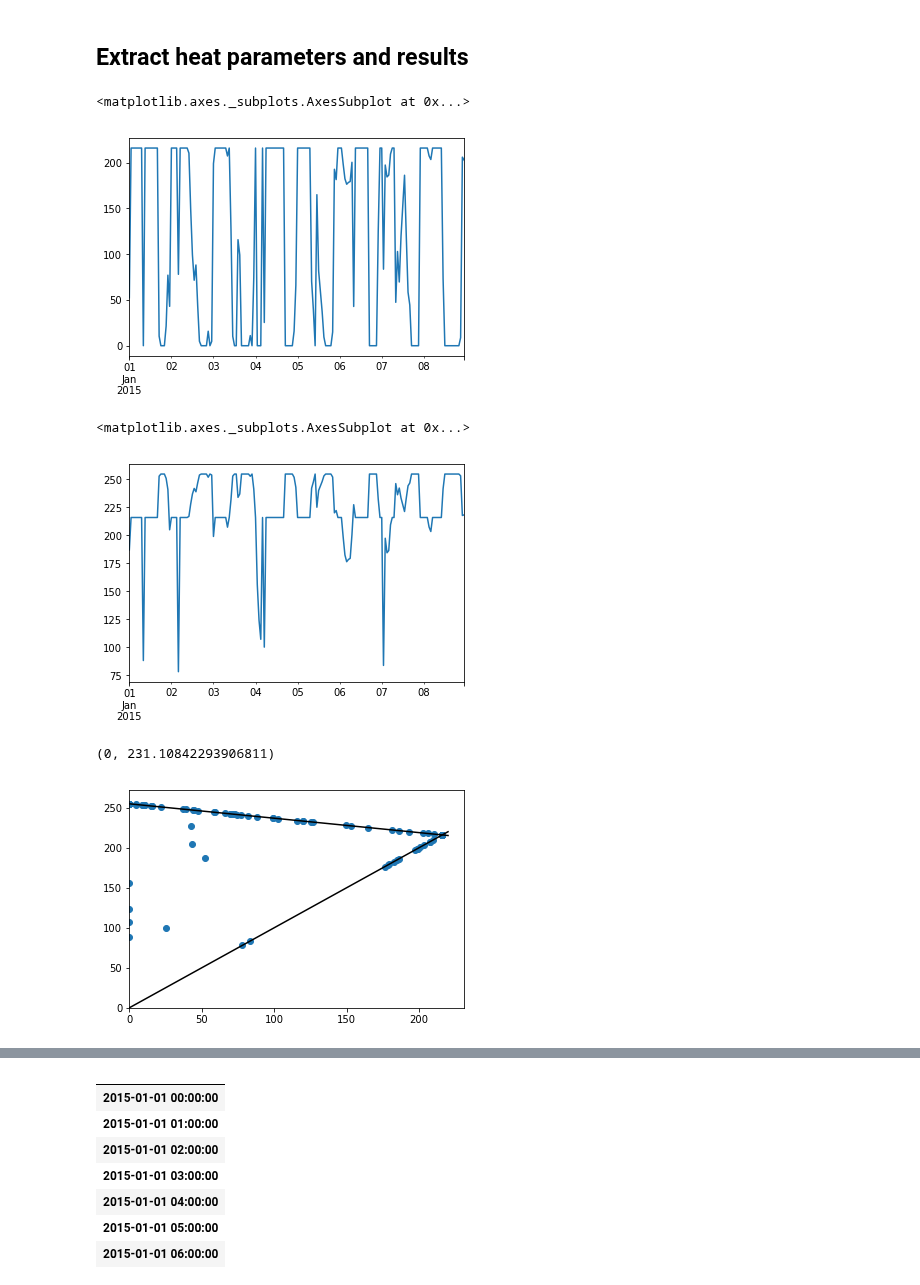
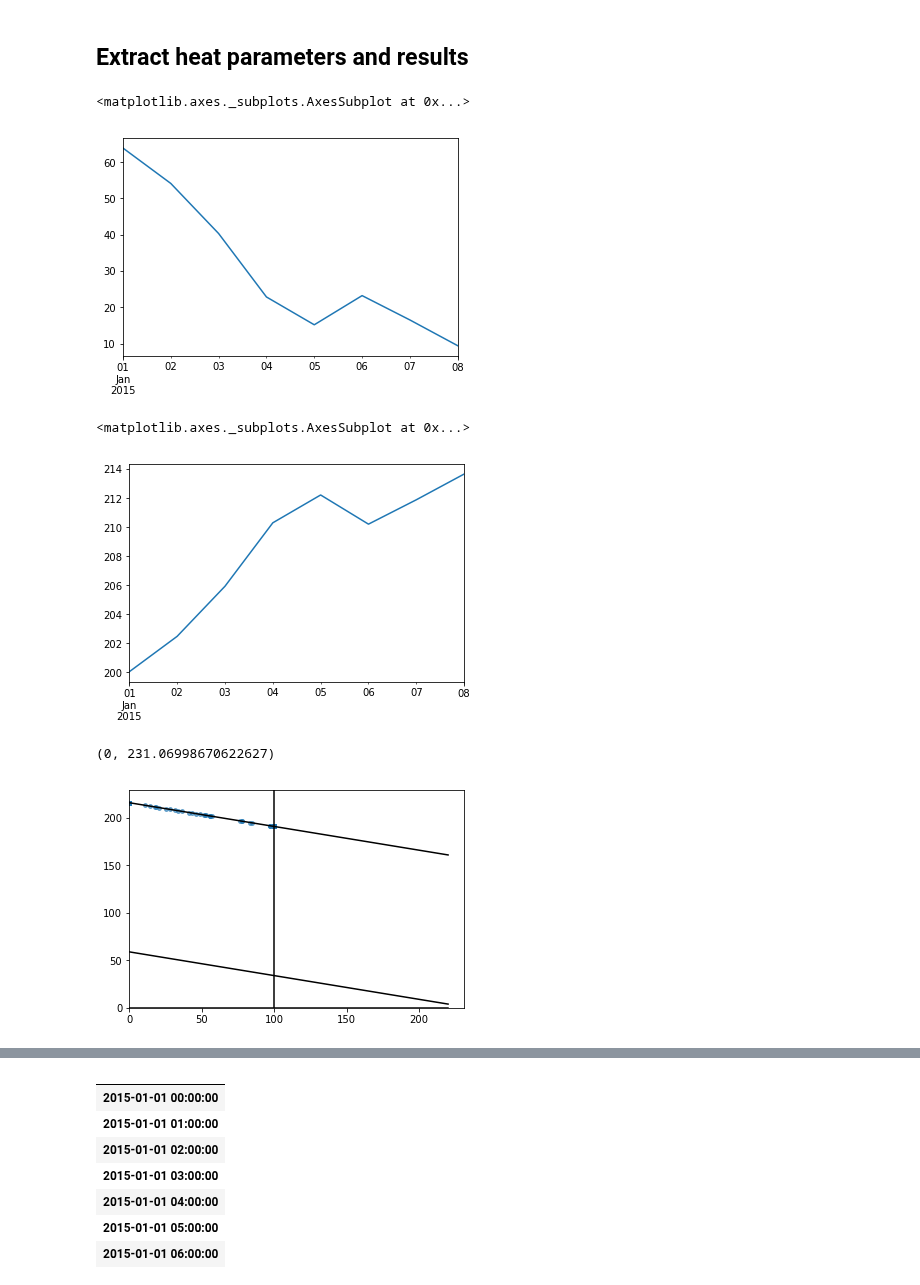
Before and after one commit to energy-modelling-toolkit/Dispa-SET, a Jupyter notebook: scripts/check heating.ipynb, the cells around one changed output, grey strips where cells are left out. Saved outputs shown, nothing was run; the diff lists cells and outputs as text; code cells hidden in the pictures.

```diff
--- a/scripts/check heating.ipynb
+++ b/scripts/check heating.ipynb
@@ -24,5 +27,5 @@ path = '../Simulations/simulationCY/'
 # %% [markdown]
 This can be computationally intensive for large simulations:
 # %%
-inputs,results = ds.get_sim_results(path=path,cache=True)
+inputs,results = ds.get_sim_results(path=path,cache=False)
 # %% [output]
@@ -35,39 +41,44 @@ datain = ds.ds_to_df(inputs)
 ## Extract heat parameters and results
 # %%
 xx = np.linspace(0,220,3)
-plant = '[21] - Vasilikos CCCP2'
+plant = '[20] - Vasilikos CCCP1'
 
 capacity =  datain['PowerCapacity'].loc[plant].values
+min_capacity = datain['PartLoadMin'].loc[plant].values * capacity
 chp_a = datain['CHPPowerLossFactor'].loc[plant].values
 chp_b = datain['CHPPowerToHeat'].loc[plant].values
+max_heat = datain['CHPMaxHeat'].loc[plant].values
 
 power = results['OutputPower'][plant]
 heat = results['OutputStorageInput'][plant]
 
 heattodemand = results['OutputHeat'][plant]
 # %%
-heat.plot()
+heat.resample('d').mean().plot()
 # %% [output]
 <matplotlib.axes._subplots.AxesSubplot at 0x...>
-[figure, old version]
+[figure, new version]
 # %%
-power.plot()
+power.resample('d').mean().plot()
 # %% [output]
 <matplotlib.axes._subplots.AxesSubplot at 0x...>
-[figure, old version]
+[figure, new version]
 # %%
 loss_line = lambda x: (capacity - chp_a * x)
 hpr_line = lambda x: chp_b * x
+min_loss_line = lambda x: (min_capacity - chp_a * x)
 
 plt.plot(xx, loss_line(xx),'k')
 plt.plot(xx, hpr_line(xx),'k')
+plt.plot(xx, min_loss_line(xx),'k')
+plt.axvline(max_heat,ymax=250,color='black')
 
-plt.scatter(heat,power)
+plt.scatter(heat,power,s=15,alpha=.6)
 plt.ylim(ymin=0)
 plt.xlim(xmin=0)
 # %% [output]
-(0, 231.10842293906811)
+(0, 231.06998670622627)
-[figure, old version]
+[figure, new version]
 # %%
 results['OutputStorageLevel'].plot()
 # %% [output]
```
Also changed, not shown: parts of 4 cells of this notebook, 15 other files.
